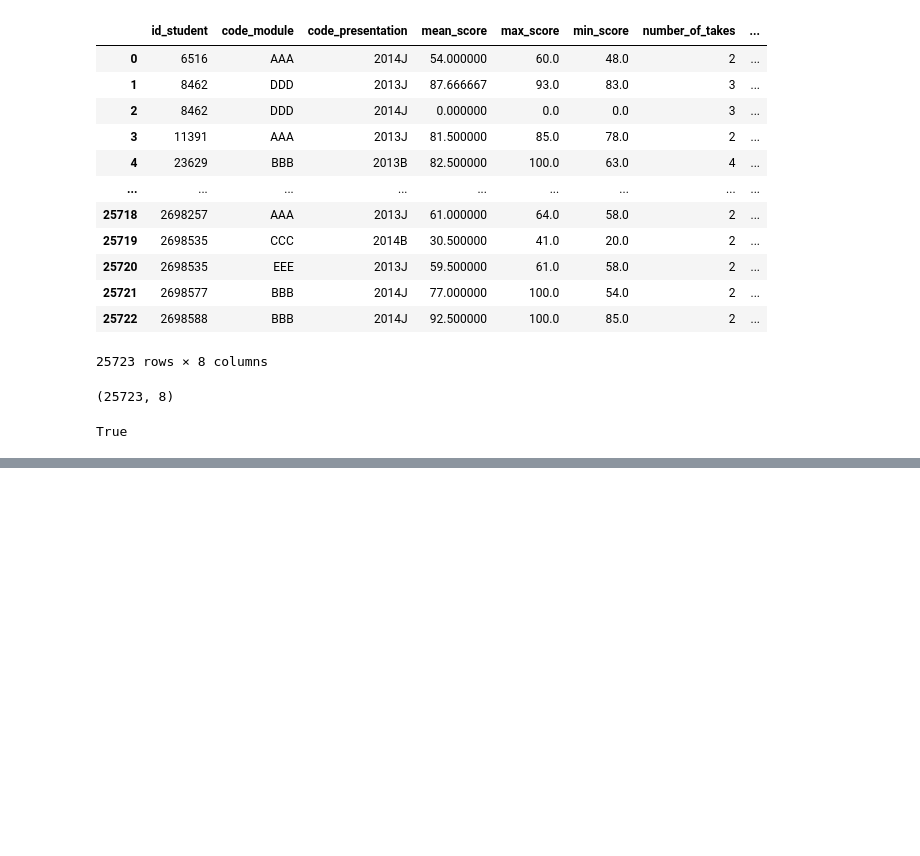
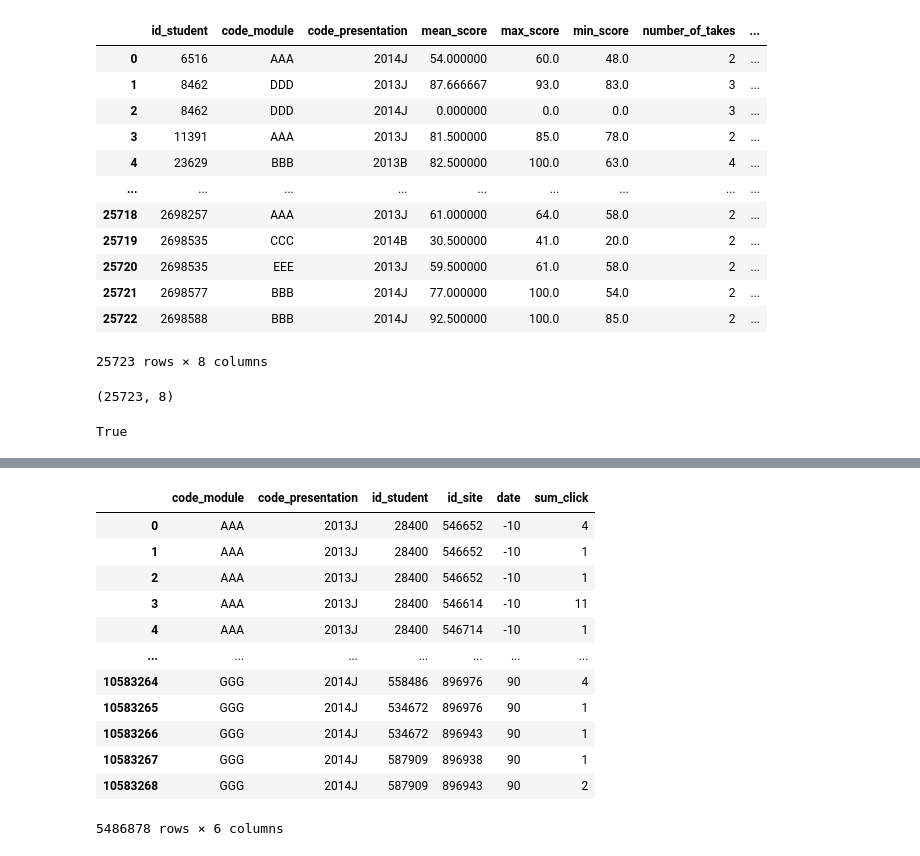
Before and after one commit to BrightTimothy/Student-performance-predictor, a Jupyter notebook: notebooks/Feature_engineering.ipynb, the cells around one changed output, grey strips where cells are left out. Cells and saved outputs as stored; diff of their text form; code cells hidden in the pictures; blank space fills up the shorter version.

```diff
--- a/notebooks/Feature_engineering.ipynb
+++ b/notebooks/Feature_engineering.ipynb
@@ -519,0 +542,2 @@ True
+# %%
+early_Vle = student_Vle[student_Vle["date"] <= 90]
@@ -519,0 +552,16 @@ True
+# %%
+early_Vle
+# %% [output]
+|  | code_module | code_presentation | id_student | id_site | date | sum_click |
+| 0 | AAA | 2013J | 28400 | 546652 | -10 | 4 |
+| 1 | AAA | 2013J | 28400 | 546652 | -10 | 1 |
+| 2 | AAA | 2013J | 28400 | 546652 | -10 | 1 |
+| 3 | AAA | 2013J | 28400 | 546614 | -10 | 11 |
+| 4 | AAA | 2013J | 28400 | 546714 | -10 | 1 |
+| ... | ... | ... | ... | ... | ... | ... |
+| 10583264 | GGG | 2014J | 558486 | 896976 | 90 | 4 |
+| 10583265 | GGG | 2014J | 534672 | 896976 | 90 | 1 |
+| 10583266 | GGG | 2014J | 534672 | 896943 | 90 | 1 |
+| 10583267 | GGG | 2014J | 587909 | 896938 | 90 | 1 |
+| 10583268 | GGG | 2014J | 587909 | 896943 | 90 | 2 |
+5486878 rows × 6 columns
```
Also changed, not shown: parts of 11 cells of this notebook.
